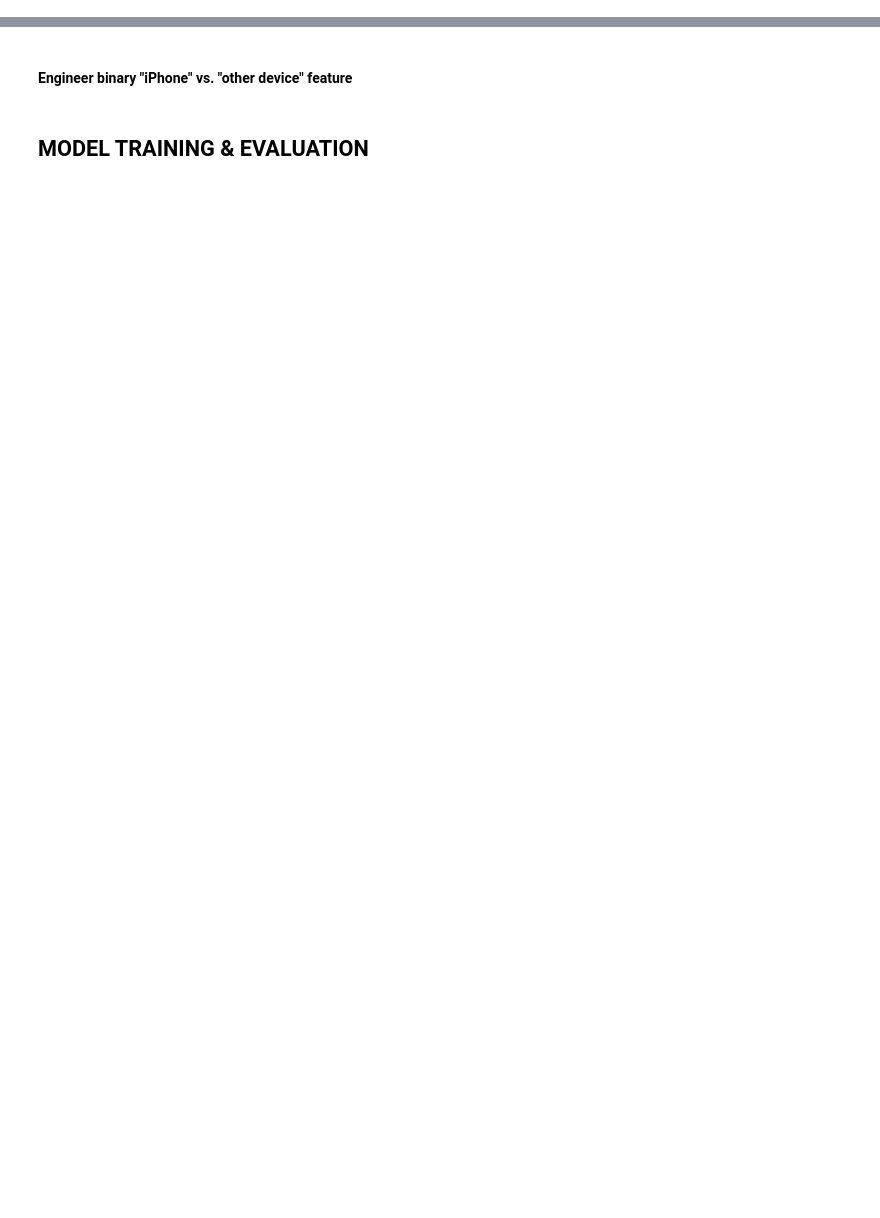
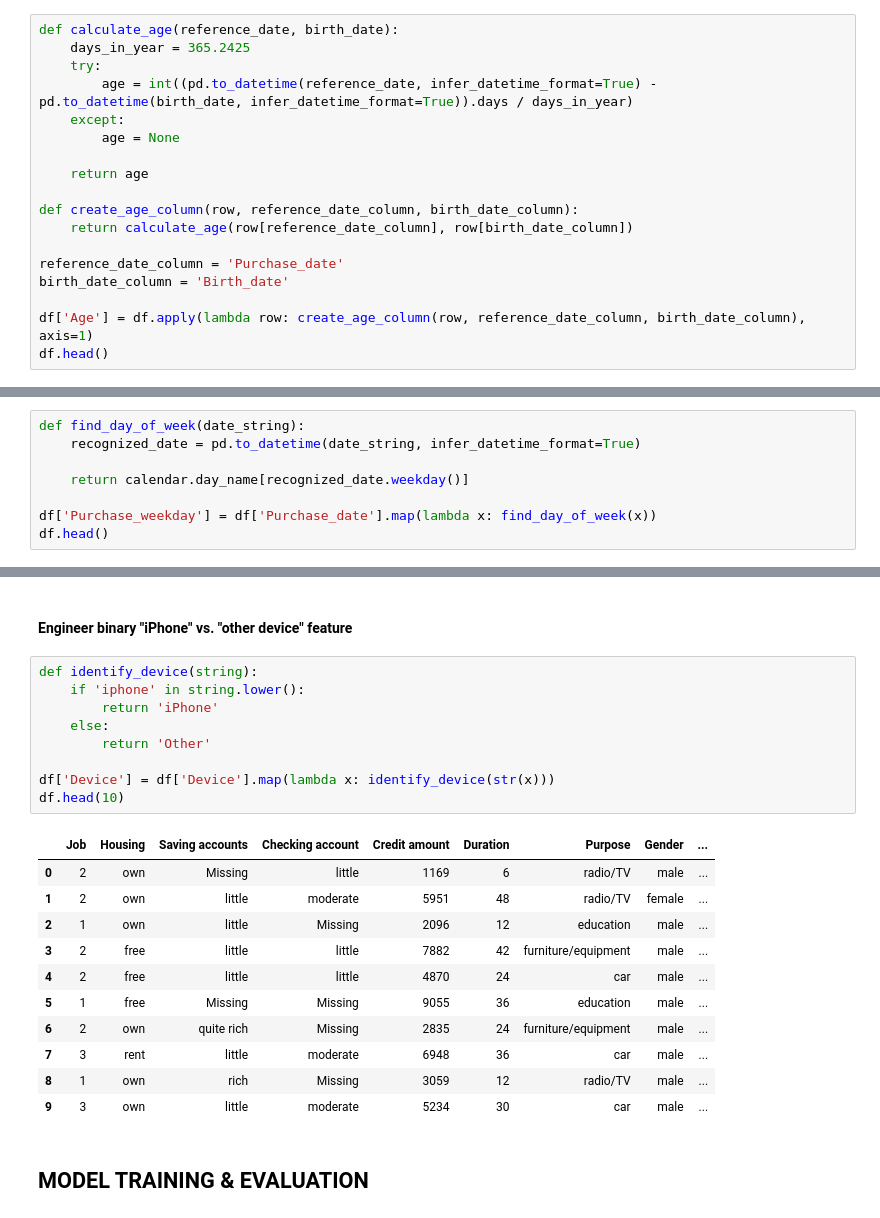
Before and after one commit to tsekulski/ml-in-production, a Jupyter notebook: notebooks/ml-in-production.ipynb, the cells around one changed output, grey strips where cells are left out. Saved outputs shown, nothing was run; the diff lists cells and outputs as text; blank space fills up the shorter version.

```diff
--- a/notebooks/ml-in-production.ipynb
+++ b/notebooks/ml-in-production.ipynb
@@ -569,3 +569,21 @@ dtype('O')
 ## FEATURE ENGINEERING
 # %% [markdown]
 #### Engineer age feature (based on purchase date and date of birth)
+# %%
+def calculate_age(reference_date, birth_date):
+    days_in_year = 365.2425
+    try:
+        age = int((pd.to_datetime(reference_date, infer_datetime_format=True) - pd.to_datetime(birth_date, infer_datetime_format=True)).days / days_in_year)
+    except:
+        age = None
+
+    return age
+
+def create_age_column(row, reference_date_column, birth_date_column):
+    return calculate_age(row[reference_date_column], row[birth_date_column])
+
+reference_date_column = 'Purchase_date'
+birth_date_column = 'Birth_date'
+
+df['Age'] = df.apply(lambda row: create_age_column(row, reference_date_column, birth_date_column), axis=1)
+df.head()
@@ -572,2 +599,10 @@ dtype('O')
 # %% [markdown]
 #### Engineer day of the week feature (based on purchase date)
+# %%
+def find_day_of_week(date_string):
+    recognized_date = pd.to_datetime(date_string, infer_datetime_format=True)
+
+    return calendar.day_name[recognized_date.weekday()]
+
+df['Purchase_weekday'] = df['Purchase_date'].map(lambda x: find_day_of_week(x))
+df.head()
@@ -574,4 +616,25 @@ dtype('O')
 # %% [markdown]
 #### Engineer binary "iPhone" vs. "other device" feature
+# %%
+def identify_device(string):
+    if 'iphone' in string.lower():
+        return 'iPhone'
+    else:
+        return 'Other'
+
+df['Device'] = df['Device'].map(lambda x: identify_device(str(x)))
+df.head(10)
+# %% [output]
+|  | Job | Housing | Saving accounts | Checking account | Credit amount | Duration | Purpose | Gender | ... |
+| 0 | 2 | own | Missing | little | 1169 | 6 | radio/TV | male | ... |
+| 1 | 2 | own | little | moderate | 5951 | 48 | radio/TV | female | ... |
+| 2 | 1 | own | little | Missing | 2096 | 12 | education | male | ... |
+| 3 | 2 | free | little | little | 7882 | 42 | furniture/equipment | male | ... |
+| 4 | 2 | free | little | little | 4870 | 24 | car | male | ... |
+| 5 | 1 | free | Missing | Missing | 9055 | 36 | education | male | ... |
+| 6 | 2 | own | quite rich | Missing | 2835 | 24 | furniture/equipment | male | ... |
+| 7 | 3 | rent | little | moderate | 6948 | 36 | car | male | ... |
+| 8 | 1 | own | rich | Missing | 3059 | 12 | radio/TV | male | ... |
+| 9 | 3 | own | little | moderate | 5234 | 30 | car | male | ... |
 # %% [markdown]
 ## MODEL TRAINING & EVALUATION
```
Also changed, not shown: parts of 10 cells of this notebook.
